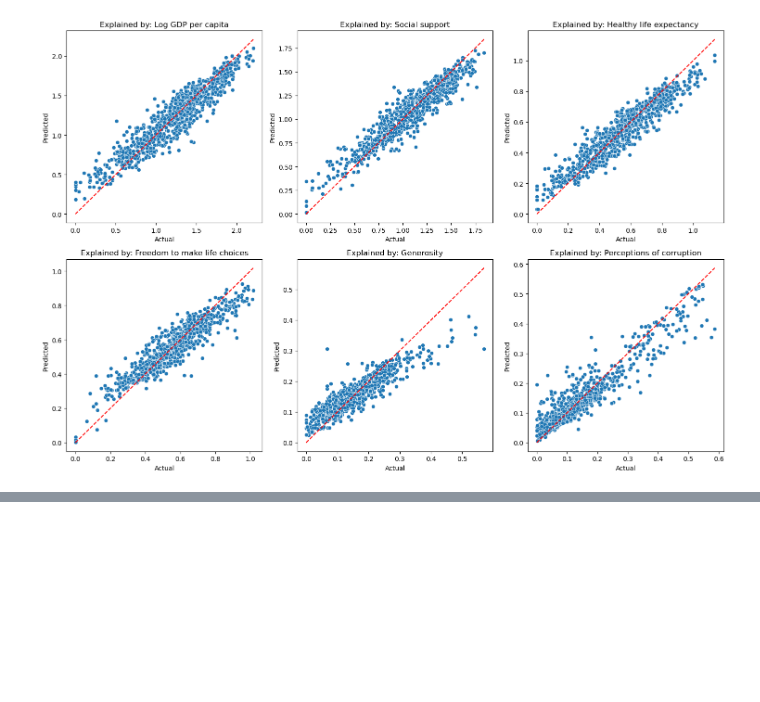
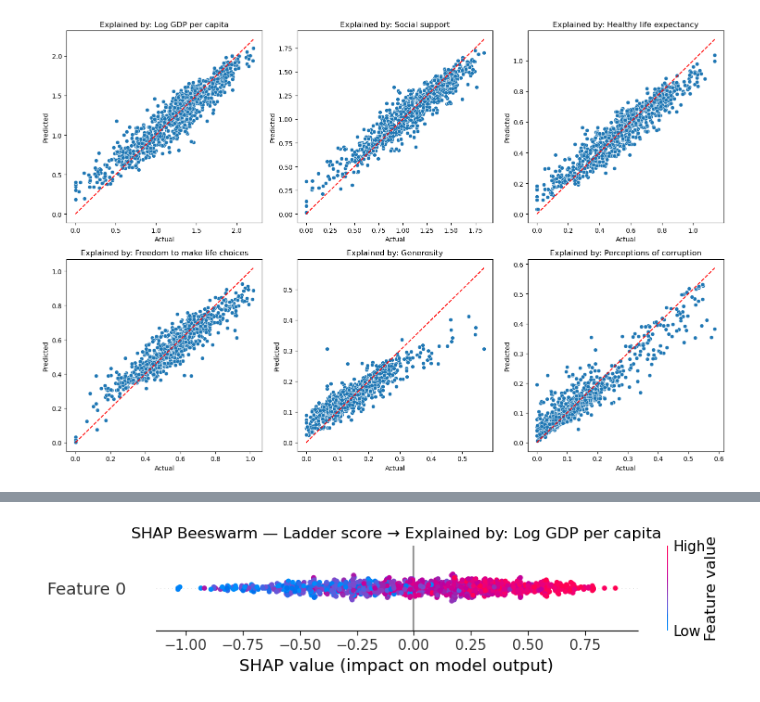
Before and after one commit to Ramin1989/Gallup_data_analysis, a Jupyter notebook: main.ipynb, the cells around one changed output, grey strips where cells are left out. Cells and saved outputs as stored; diff of their text form; code cells hidden in the pictures; blank space fills up the shorter version.

```diff
--- a/main.ipynb
+++ b/main.ipynb
@@ -917,0 +1357,94 @@ plt.show()
+# %%
+# Test SHAP values for Random Forest model
+
+"""
+Interpretability: SHAP Beeswarm & Bar Plots for All Targets (Multi-Output Random Forest)
+
+Purpose
+-------
+Use SHAP (SHapley Additive exPlanations) values to interpret the contribution
+of the input feature ('Ladder score') to predictions of each 'Explained by:'
+target feature. SHAP values provide a game-theoretic framework for explaining
+individual predictions in tree-based models.
+
+Assumptions
+-----------
+- `model` is a trained multi-output RandomForestRegressor.
+- `X_train` is the training predictor array with shape (n_samples, 1) for 'Ladder score'.
+- `Y_train` is a DataFrame whose columns are the target features (used for target names).
+
+Context
+-------
+- Our RandomForest is a multi-output regressor (predicts multiple 'Explained by:' features).
+- SHAP values are computed with respect to the single input feature ('Ladder score').
+- The explainer produces a 3D array of SHAP values: (n_samples, n_features, n_targets).
+  - axis 0 = rows (samples)
+  - axis 1 = predictors (here only one: Ladder score)
+  - axis 2 = outputs (targets)
+
+Steps
+-----
+1) Ensure a SHAP explainer exists for the fitted model and input matrix (Ladder score).
+2) Compute SHAP values for all training samples (multi-output → returns a 3D array:
+   [n_samples, n_features, n_targets]).
+3) For each target (column in `Y_train`):
+   a. Draw a **beeswarm** plot to visualize the distribution of SHAP values across samples
+      (impact vs. feature value).
+   b. (Optional) Draw a **bar** plot to summarize mean(|SHAP|) importance for the input feature.
+4) Add titles and layout adjustments for readability.
+
+What this does
+--------------
+1) Ensures a SHAP explainer and SHAP values exist; creates them if missing.
+2) For each target, draws:
+   - a **beeswarm** plot showing the distribution of SHAP values across samples.
+   - an optional **bar** plot summarizing mean(|SHAP|) impact (trivial with one feature).
+
+Interpretation
+--------------
+- SHAP values represent how much 'Ladder score' pushes predictions for a given
+  target above or below that target’s baseline expectation (its mean prediction).
+- **Beeswarm plots**:
+  - Each dot = one observation.
+  - X-axis = SHAP value (impact of Ladder score on the prediction).
+  - Color encodes the feature value (here, Ladder score: low=blue, high=red).
+  - If most red dots are on the right, higher Ladder scores increase the target.
+  - If most red dots are on the left, higher Ladder scores decrease the target.
+- **Bar plots**:
+  - With only one input feature, the bar plot shows the average magnitude of
+    'Ladder score’s' contribution to each target.
+  - Larger bars = stronger average influence of Ladder score on that target.
+
+
+Notes
+-----
+- With only one input feature, beeswarm and bar plots are simple but still useful.
+- SHAP computation for tree ensembles can be expensive on large datasets.
+- `check_additivity=False` is used to avoid warnings in multi-output settings.
+"""
+
+
+# Ensure we have an explainer and SHAP values (compute if they are not defined yet)
+try:
+    explainer
+    shap_values
+except NameError:
+    explainer = shap.Explainer(model, X_train.values.reshape(-1, 1))
+    shap_values = explainer(X_train.values.reshape(-1, 1), check_additivity=False)
+
+# Beeswarm plots per target (distribution of SHAP values across samples)
+for target_idx, target_name in enumerate(Y_train.columns):
+    shap.plots.beeswarm(shap_values[:, :, target_idx], show=False)
+    plt.title(f"SHAP Beeswarm — Ladder score → {target_name}")
+    plt.tight_layout()
+    plt.show()
+
+# (Optional) Bar plots per target (mean absolute SHAP value per feature)
+# With one predictor, this confirms its average contribution magnitude.
+for target_idx, target_name in enumerate(Y_train.columns):
+    shap.plots.bar(shap_values[:, :, target_idx], show=False)
+    plt.title(f"SHAP Bar — Ladder score → {target_name}")
+    plt.tight_layout()
+    plt.show()
+# %% [output]
+[figure, added]
```
Also changed, not shown: parts of 15 cells of this notebook.
